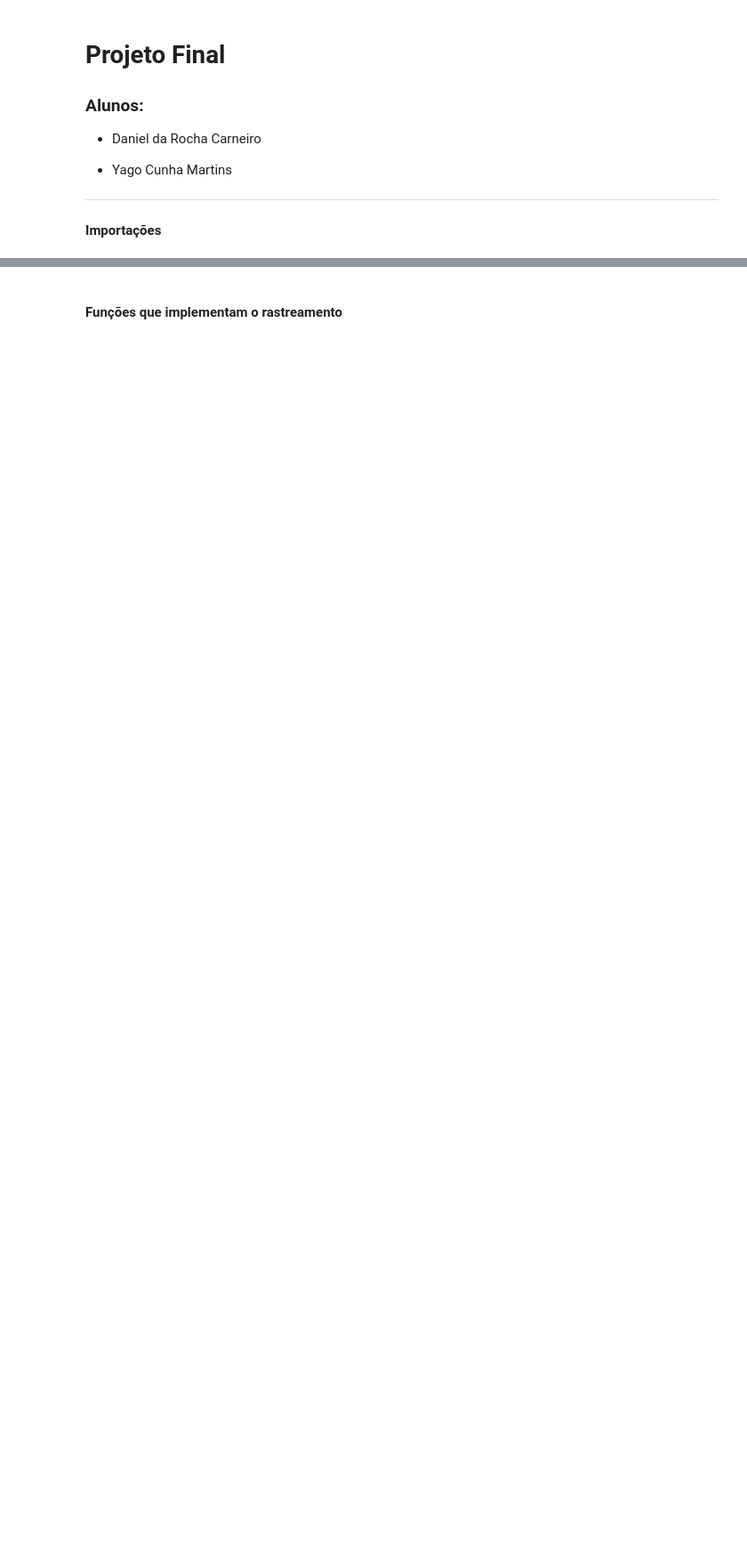
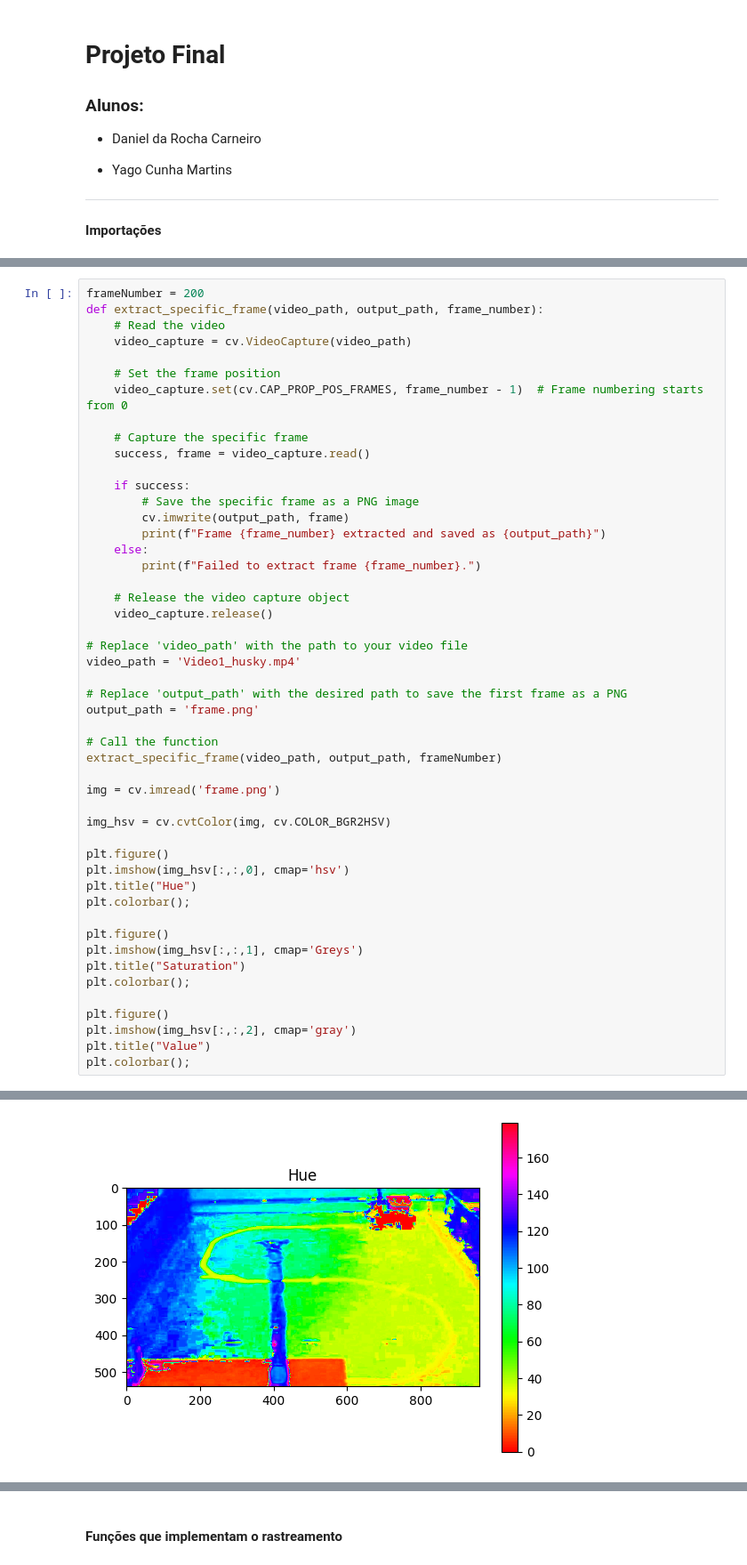
Before and after one commit to danrcarneiro/Estudos-Dirigidos---Vis-o-Computacional, a Jupyter notebook: Trabalho/ProjetoFinal.ipynb, the cells around one changed output, grey strips where cells are left out. Shown: that part at 89% size. Saved outputs shown, nothing was run; the diff lists cells and outputs as text; blank space fills up the shorter version.

```diff
--- a/Trabalho/ProjetoFinal.ipynb
+++ b/Trabalho/ProjetoFinal.ipynb
@@ -20,0 +25,50 @@ from scipy.interpolate import interp1d
+# %%
+frameNumber = 200
+def extract_specific_frame(video_path, output_path, frame_number):
+    # Read the video
+    video_capture = cv.VideoCapture(video_path)
+
+    # Set the frame position
+    video_capture.set(cv.CAP_PROP_POS_FRAMES, frame_number - 1)  # Frame numbering starts from 0
+
+    # Capture the specific frame
+    success, frame = video_capture.read()
+
+    if success:
+        # Save the specific frame as a PNG image
+        cv.imwrite(output_path, frame)
+        print(f"Frame {frame_number} extracted and saved as {output_path}")
+    else:
+        print(f"Failed to extract frame {frame_number}.")
+
+    # Release the video capture object
+    video_capture.release()
+
+# Replace 'video_path' with the path to your video file
+video_path = 'Video1_husky.mp4'
+
+# Replace 'output_path' with the desired path to save the first frame as a PNG
+output_path = 'frame.png'
+
+# Call the function
+extract_specific_frame(video_path, output_path, frameNumber)
+
+img = cv.imread('frame.png')
+
+img_hsv = cv.cvtColor(img, cv.COLOR_BGR2HSV)
+
+plt.figure()
+plt.imshow(img_hsv[:,:,0], cmap='hsv')
+plt.title("Hue")
+plt.colorbar();
+
+plt.figure()
+plt.imshow(img_hsv[:,:,1], cmap='Greys')
+plt.title("Saturation")
+plt.colorbar();
+
+plt.figure()
+plt.imshow(img_hsv[:,:,2], cmap='gray')
+plt.title("Value")
+plt.colorbar();
+# %% [output]
@@ -20,0 +76 @@ from scipy.interpolate import interp1d
+[figure, added]
```
Also changed, not shown: parts of 7 cells of this notebook, 5 other files.
